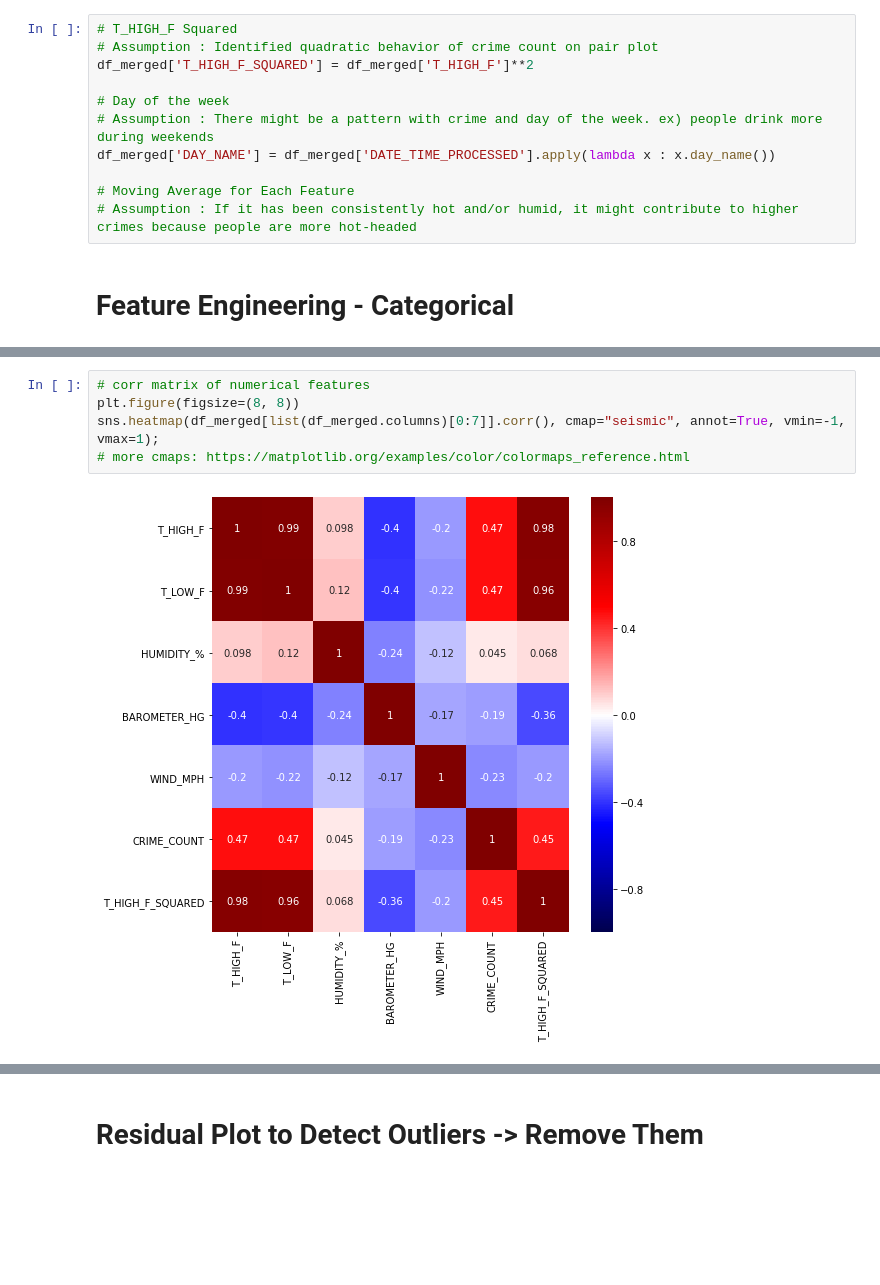
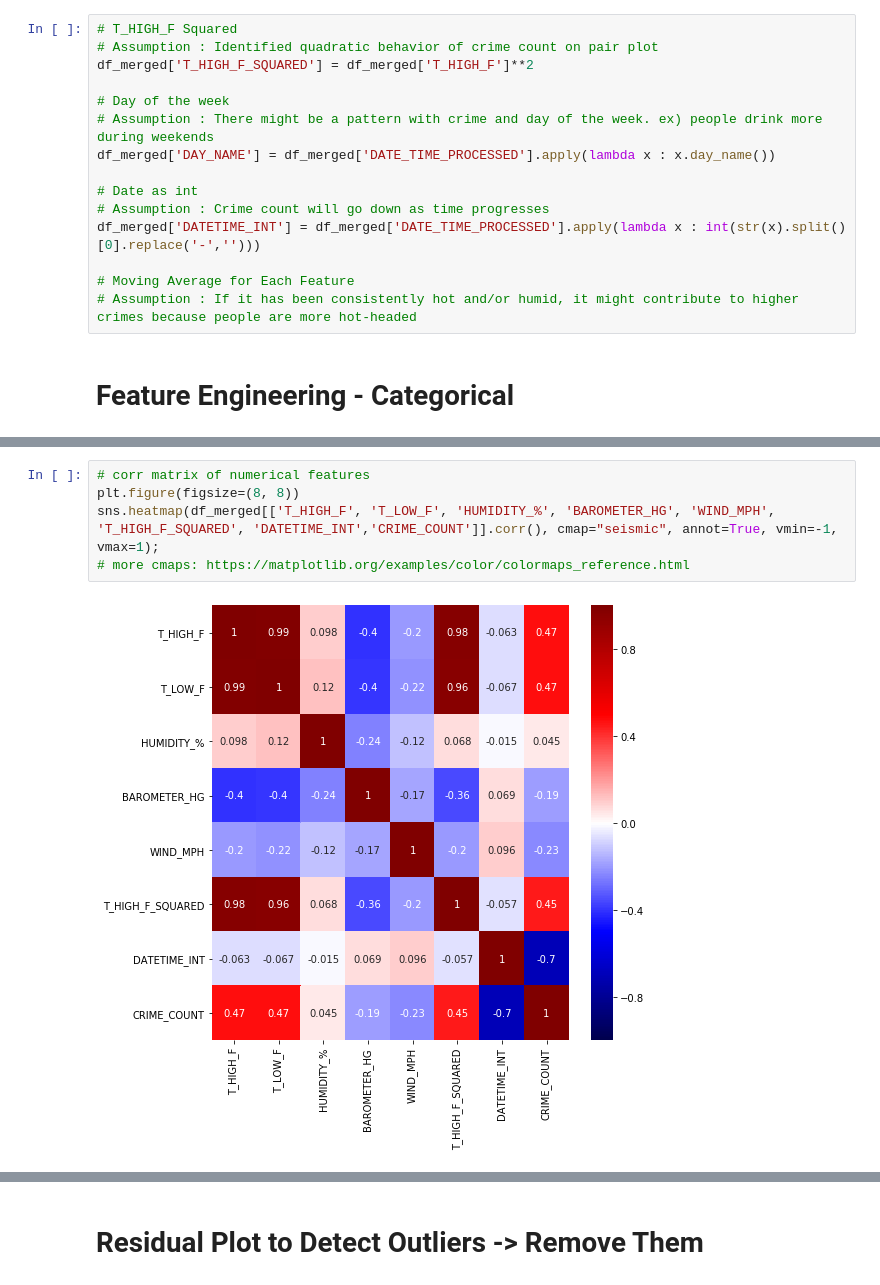
Before and after one commit to silvernine209/chicago_crime_rate_predictor, a Jupyter notebook: project_2_luther_lee_matthew.ipynb, the cells around one changed output, grey strips where cells are left out. Saved outputs shown, nothing was run; the diff lists cells and outputs as text; blank space fills up the shorter version.

Commit message:
added DATETIME_INT column

```diff
--- a/project_2_luther_lee_matthew.ipynb
+++ b/project_2_luther_lee_matthew.ipynb
@@ -289,6 +289,10 @@ df_merged['T_HIGH_F_SQUARED'] = df_merged['T_HIGH_F']**2
 # Assumption : There might be a pattern with crime and day of the week. ex) people drink more during weekends
 df_merged['DAY_NAME'] = df_merged['DATE_TIME_PROCESSED'].apply(lambda x : x.day_name())
 
+# Date as int
+# Assumption : Crime count will go down as time progresses
+df_merged['DATETIME_INT'] = df_merged['DATE_TIME_PROCESSED'].apply(lambda x : int(str(x).split()[0].replace('-','')))
+
 # Moving Average for Each Feature
 # Assumption : If it has been consistently hot and/or humid, it might contribute to higher crimes because people are more hot-headed
 # %% [markdown]
@@ -326,8 +352,8 @@ sns.pairplot(df_merged[list(df_merged.columns)[0:7]],height=1.5, aspect=1.5, dia
 # %%
 # corr matrix of numerical features
 plt.figure(figsize=(8, 8))
-sns.heatmap(df_merged[list(df_merged.columns)[0:7]].corr(), cmap="seismic", annot=True, vmin=-1, vmax=1);
+sns.heatmap(df_merged[['T_HIGH_F', 'T_LOW_F', 'HUMIDITY_%', 'BAROMETER_HG', 'WIND_MPH', 'T_HIGH_F_SQUARED', 'DATETIME_INT','CRIME_COUNT']].corr(), cmap="seismic", annot=True, vmin=-1, vmax=1);
 # more cmaps: https://matplotlib.org/examples/color/colormaps_reference.html
 # %% [output]
-[figure, old version]
+[figure, new version]
 # %%
```
Also changed, not shown: parts of 26 cells of this notebook.
